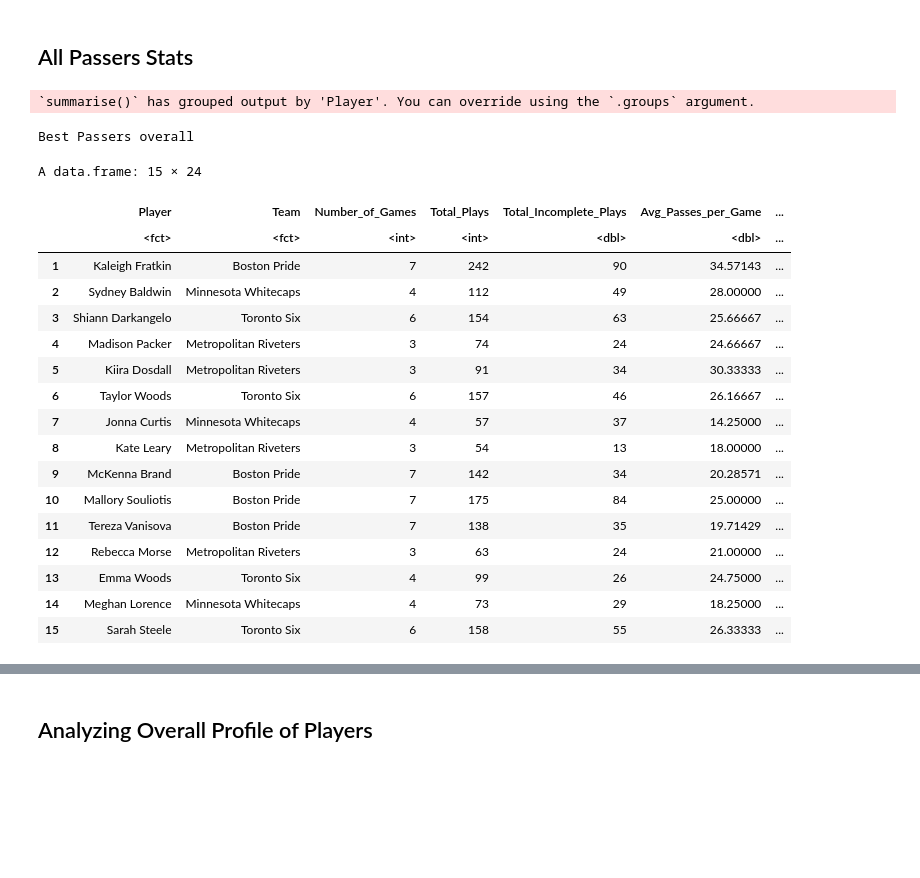
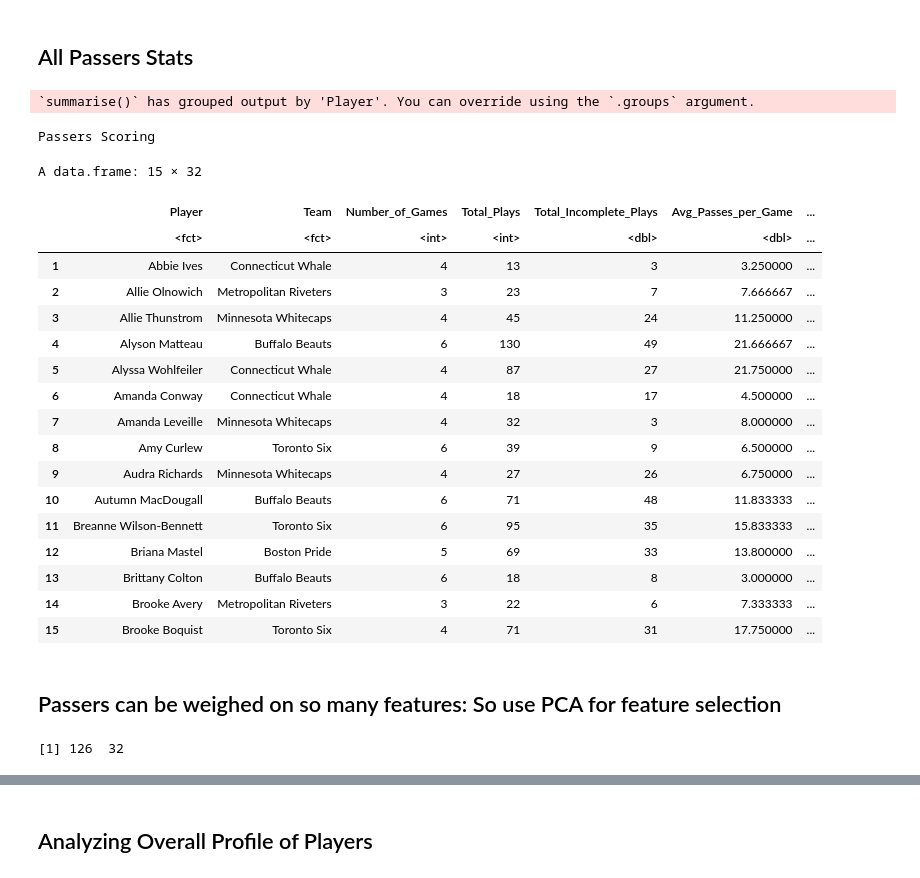
Before and after one commit to Harithap13/Rotman-Summer-NHWL-Datathon, a Jupyter notebook: rsd-nhwl-understanding-data.ipynb, the cells around one changed output, grey strips where cells are left out. Saved outputs shown, nothing was run; the diff lists cells and outputs as text; code cells hidden in the pictures; blank space fills up the shorter version.

```diff
--- a/rsd-nhwl-understanding-data.ipynb
+++ b/rsd-nhwl-understanding-data.ipynb
@@ -775,6 +775,8 @@ nrow(taylor_df)
 2. Per game success pass rate -- number of success passes (or plays) to best goalers divided by the number of games played by the passer
 3. Offensive zone pass rate (to any player)
 4. Offensive zone pass rate (to best goalers)
+# %%
+excellent_goalers = as.vector(list("Mallory Souliotis", "Jillian Dempsey", "Samantha Davis"))
 # %%
 pass_to_goalers_df <-  nhwl_df[nhwl_df$Player.2 %in% excellent_goalers, ]
 #head(pass_to_goalers_df)
@@ -867,7 +869,7 @@ A data.frame: 5 × 7
 # %% [markdown]
 ## Offensive Zone Passes
 # %%
-offensive_zone_plays_df <- nhwl_df[nhwl_df$X.Coordinate >=177, ]
+offensive_zone_plays_df <- nhwl_df[which( nhwl_df$X.Coordinate > 125 | nhwl_df$X.Coordinate < 75),]
 best_golaers_in_offensive_zone_df <- offensive_zone_plays_df[offensive_zone_plays_df$Player.2 %in% excellent_goalers, ]
 # %% [markdown]
 #### Overall Offensive Zone Plays Metric
@@ -1558,6 +1560,8 @@ dump_summary_df <- dump_summary_df[with(dump_summary_df, order(-Weighted_Dump_In
 # Reset index to get rankings
 row.names(dump_summary_df) <- NULL
 
+# Fill null with 0
+dump_summary_df[is.na(dump_summary_df)] <- 0
 
 # Display final table
 cat("\nDump In/Out Summary \n")
@@ -1706,52 +1710,65 @@ all_passes_df$Team = total_games_df$Team
 all_passes_df$Number_of_Games = total_games_df$Number_of_Games
 
 # Dropping extra columns
 drop_colnames <- c("Number_of_Games")
 play_summary_df <- play_summary_df[ , !(names(play_summary_df) %in% drop_colnames)]
 success_play_to_goalers <- success_play_to_goalers[ , !(names(success_play_to_goalers) %in% drop_colnames)]
 success_play_to_goalers_in_oz_df <- success_play_to_goalers_in_oz_df[ , !(names(success_play_to_goalers_in_oz_df) %in% drop_colnames)]
 success_play_oz_df <- success_play_oz_df[ , !(names(success_play_oz_df) %in% drop_colnames)]
+dump_summary_df <- dump_summary_df[ , !(names(dump_summary_df) %in% drop_colnames)]
+puck_recovery_summary_df <- puck_recovery_summary_df[ , !(names(puck_recovery_summary_df) %in% drop_colnames)]
+penalty_summary_df <- penalty_summary_df[ , !(names(penalty_summary_df) %in% drop_colnames)]
 
 
 # Adding Goal Stats
 all_passes_df <- merge(all_passes_df, play_summary_df, by=c("Player"))
 all_passes_df <- merge(all_passes_df, success_play_to_goalers, by=c("Player"))
 all_passes_df <- merge(all_passes_df, success_play_oz_df, by=c("Player"))
 all_passes_df <- merge(all_passes_df, success_play_to_goalers_in_oz_df, by=c("Player"))
+all_passes_df <- merge(all_passes_df, dump_summary_df, by=c("Player"))
+all_passes_df <- merge(all_passes_df, puck_recovery_summary_df, by=c("Player"))
+all_passes_df <- merge(all_passes_df, penalty_summary_df, by=c("Player"))
 
-#head(all_passes_df)
-all_passes_df <- transform(all_passes_df, Final_Passing_Score = (as.numeric(Weighted_Pass_Avg) + as.numeric(Weighted_Success_Pass_Rate_to_Goalers) + as.numeric(Weighted_Overall_Success_Pass_Rate_to_Goalers_in_Offensive_Zone) + as.numeric(Weighted_Overall_Success_Pass_Rate_Offensive_Zone)))
-# Sort by weighted goal average
-all_passes_df <- all_passes_df[with(all_passes_df, order(-Final_Passing_Score)), ]
+# #head(all_passes_df)
+# all_passes_df <- transform(all_passes_df, Final_Passing_Score = (as.numeric(Weighted_Pass_Avg) + as.numeric(Weighted_Success_Pass_Rate_to_Goalers) + as.numeric(Weighted_Overall_Success_Pass_Rate_to_Goalers_in_Offensive_Zone) + as.numeric(Weighted_Overall_Success_Pass_Rate_Offensive_Zone)))
+# # Sort by weighted goal average
+# all_passes_df <- all_passes_df[with(all_passes_df, order(-Final_Passing_Score)), ]
 
 # Reset index to get rankings
 row.names(all_passes_df) <- NULL
 
 # Best Players overall
 # Display final table
-cat("\nBest Passers overall \n")
+cat("\nPassers Scoring \n")
 head(all_passes_df, 15)
 
 library("writexl")
 write_xlsx(all_passes_df,"passers_stats.xlsx")
 # %% [output]
 `summarise()` has grouped output by 'Player'. You can override using the `.groups` argument.
-Best Passers overall
+Passers Scoring
-A data.frame: 15 × 24
+A data.frame: 15 × 32
 |  | Player | Team | Number_of_Games | Total_Plays | Total_Incomplete_Plays | Avg_Passes_per_Game | ... |
 |  | <fct> | <fct> | <int> | <int> | <dbl> | <dbl> | ... |
-| 1 | Kaleigh Fratkin | Boston Pride | 7 | 242 | 90 | 34.57143 | ... |
-| 2 | Sydney Baldwin | Minnesota Whitecaps | 4 | 112 | 49 | 28.00000 | ... |
-| 3 | Shiann Darkangelo | Toronto Six | 6 | 154 | 63 | 25.66667 | ... |
-| 4 | Madison Packer | Metropolitan Riveters | 3 | 74 | 24 | 24.66667 | ... |
-| 5 | Kiira Dosdall | Metropolitan Riveters | 3 | 91 | 34 | 30.33333 | ... |
-| 6 | Taylor Woods | Toronto Six | 6 | 157 | 46 | 26.16667 | ... |
-| 7 | Jonna Curtis | Minnesota Whitecaps | 4 | 57 | 37 | 14.25000 | ... |
-| 8 | Kate Leary | Metropolitan Riveters | 3 | 54 | 13 | 18.00000 | ... |
-| 9 | McKenna Brand | Boston Pride | 7 | 142 | 34 | 20.28571 | ... |
-| 10 | Mallory Souliotis | Boston Pride | 7 | 175 | 84 | 25.00000 | ... |
-| 11 | Tereza Vanisova | Boston Pride | 7 | 138 | 35 | 19.71429 | ... |
-| 12 | Rebecca Morse | Metropolitan Riveters | 3 | 63 | 24 | 21.00000 | ... |
-| 13 | Emma Woods | Toronto Six | 4 | 99 | 26 | 24.75000 | ... |
-| 14 | Meghan Lorence | Minnesota Whitecaps | 4 | 73 | 29 | 18.25000 | ... |
-| 15 | Sarah Steele | Toronto Six | 6 | 158 | 55 | 26.33333 | ... |
+| 1 | Abbie Ives | Connecticut Whale | 4 | 13 | 3 | 3.250000 | ... |
+| 2 | Allie Olnowich | Metropolitan Riveters | 3 | 23 | 7 | 7.666667 | ... |
+| 3 | Allie Thunstrom | Minnesota Whitecaps | 4 | 45 | 24 | 11.250000 | ... |
+| 4 | Alyson Matteau | Buffalo Beauts | 6 | 130 | 49 | 21.666667 | ... |
+| 5 | Alyssa Wohlfeiler | Connecticut Whale | 4 | 87 | 27 | 21.750000 | ... |
+| 6 | Amanda Conway | Connecticut Whale | 4 | 18 | 17 | 4.500000 | ... |
+| 7 | Amanda Leveille | Minnesota Whitecaps | 4 | 32 | 3 | 8.000000 | ... |
+| 8 | Amy Curlew | Toronto Six | 6 | 39 | 9 | 6.500000 | ... |
+| 9 | Audra Richards | Minnesota Whitecaps | 4 | 27 | 26 | 6.750000 | ... |
+| 10 | Autumn MacDougall | Buffalo Beauts | 6 | 71 | 48 | 11.833333 | ... |
+| 11 | Breanne Wilson-Bennett | Toronto Six | 6 | 95 | 35 | 15.833333 | ... |
+| 12 | Briana Mastel | Boston Pride | 5 | 69 | 33 | 13.800000 | ... |
+| 13 | Brittany Colton | Buffalo Beauts | 6 | 18 | 8 | 3.000000 | ... |
+| 14 | Brooke Avery | Metropolitan Riveters | 3 | 22 | 6 | 7.333333 | ... |
+| 15 | Brooke Boquist | Toronto Six | 4 | 71 | 31 | 17.750000 | ... |
+# %% [markdown]
+## Passers can be weighed on so many features: So use PCA for feature selection
+# %%
+passers_transformed_df <- transform(all_passes_df)
+dim(passers_transformed_df)
+# %% [output]
+[1] 126  32
```
Also changed, not shown: parts of 14 cells of this notebook.
